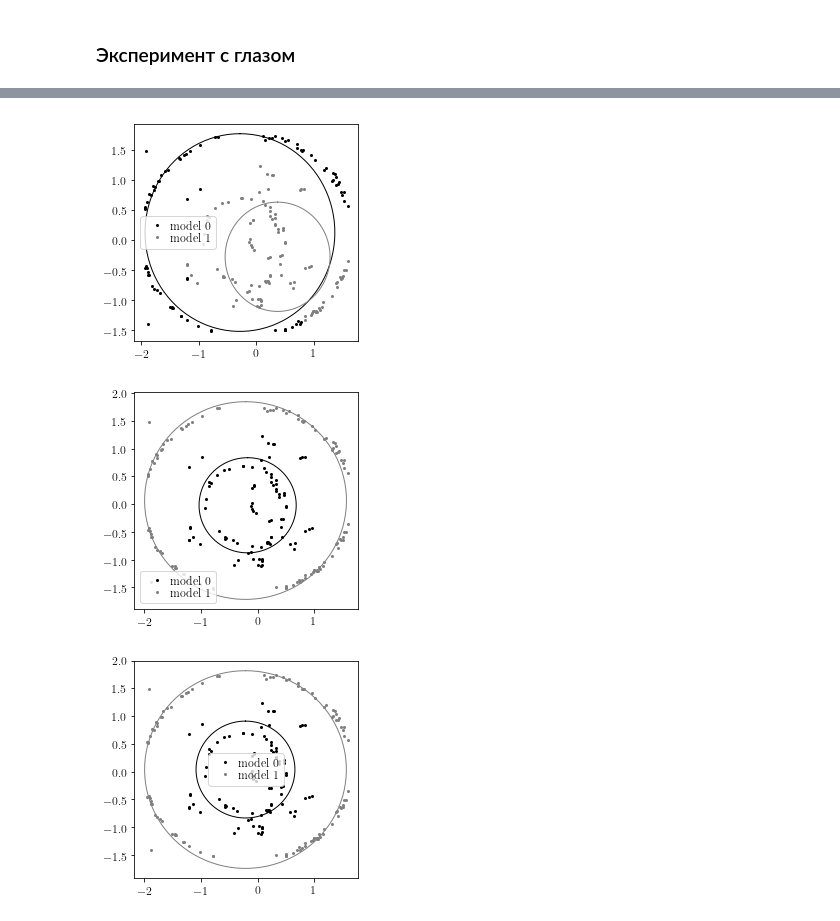
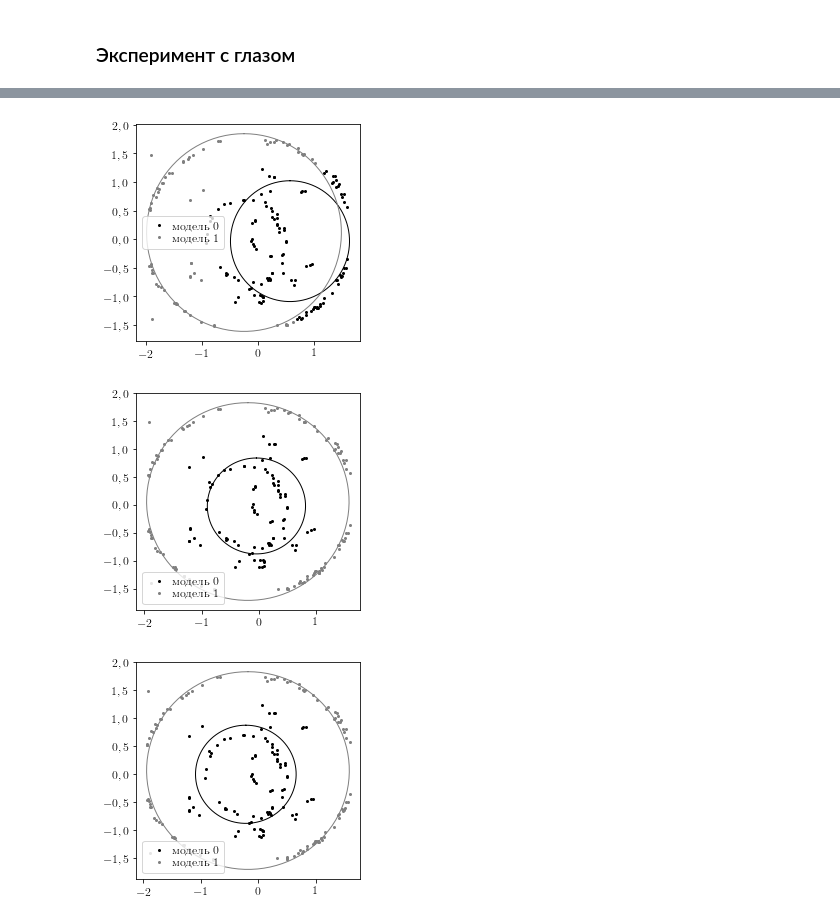
Before and after one commit to andriygav/ExpertLearning, a Jupyter notebook: code/graph.ipynb, the cells around one changed output, grey strips where cells are left out. Saved outputs shown, nothing was run; the diff lists cells and outputs as text; code cells hidden in the pictures.

```diff
--- a/code/graph.ipynb
+++ b/code/graph.ipynb
@@ -149,14 +169,14 @@ for i in range(len(betas)*len(gammas)):
     ax.append(fig.add_subplot(gs[i]))
 
 for i in range(3):
-    ax[3*i].annotate(r'$\beta={}$'.format(np.round(betas[i], 1)),
+    ax[3*i].annotate(r'$\beta={}$'.format(str(np.round(betas[i], 1)).replace('.', ',')),
                      xy=(0, 0.5),
                      xytext=(-ax[3*i].yaxis.labelpad - 4, 0),
                      xycoords=ax[3*i].yaxis.label, textcoords='offset points',
                      size='large', ha='center', va='center', rotation=90)
 
 for i in range(3):
-    ax[3*2+i].set_title(r'$\gamma={}$'.format(np.round(gammas[i], 1)),
+    ax[3*2+i].set_title(r'$\gamma={}$'.format(str(np.round(gammas[i], 1)).replace('.', ',')),
                         y=-0.25)
 
 
@@ -188,11 +208,10 @@ for t, beta in enumerate(betas):
         for i in range(len(model.ListOfModels)):
             _ = ax[len(gammas)*t+j].plot(
                 x[idx == i], y[idx == i], '.', color = colors[i],
-                label = 'model '+str(i+1))
-
+                label = 'модель '+str(i+1))
 
         ax[len(gammas)*t+j].legend(loc='best')
 
-plt.savefig('./figures/beta_gamma.pdf', bbox_inches='tight')
+plt.savefig('beta_gamma.pdf', bbox_inches='tight')
 plt.show()
 # %% [output]
@@ -273,7 +295,7 @@ plt.plot(x, y, '.', color = color[0])
 plt.axis('off')
 
 CIRCLE = [[-0.15,-0.00,0.7],[-0.15,-0.00,1.75]]
-leg = ['Inner circle', 'Outer circle']
+leg = ['Внутреняя окружность', 'Внешняя окружность']
 for i in range(2):
     x0, y0, r = CIRCLE[i]
     x_plot = x0 + r*np.sin(t)
@@ -285,7 +307,7 @@ plt.legend(loc='best')
 
 
 plt.subplots_adjust(wspace=0.4, hspace=0.35)
-plt.savefig('./figures/outline_image.pdf', bbox_inches='tight')
+plt.savefig('outline_image.pdf', bbox_inches='tight')
 
 plt.show()
 # %% [output]
@@ -352,7 +402,10 @@ Wall time: 40.9 s
 # %%
 %%time
+seed = 4
+np.random.seed(seed)
+torch.manual_seed(seed)
 
-LIST_A = [torch.Tensor([1e-3, 1e-3, 1]) for _ in range(K)]
+LIST_A = [torch.Tensor([1e-1, 1e-1, 1]) for _ in range(K)]
 LIST_w = [torch.Tensor([[0.0], [0.0], [1]]), torch.Tensor([[0.0], [0.0], [2]])]
 
 
@@ -401,2 +432,0 @@ List_of_answers_comparing = [List_of_step_Not_Prior[-1], List_of_step_Prior[-1],
-# %%
-List_of_answers_comparing[2] = (circ, List_of_answers_comparing[2][1])
@@ -411,36 +439,36 @@ plt.rcParams['xtick.labelsize'] = Text_size
 plt.rcParams['ytick.labelsize'] = Text_size
 plt.rcParams['legend.fontsize'] = Text_size
 plt.rcParams['axes.titlesize']=Text_size
 plt.rcParams['axes.labelsize']=Text_size
 plt.rcParams['figure.figsize'] = (4.0, 4.0)
 plt.rcParams['font.size'] = Text_size
 plt.rcParams["legend.labelspacing"] = 0.1
 plt.rcParams["legend.handletextpad"] = 0.1
 #################################################
 
 t = np.linspace(0, 2*np.pi, 100)
 
 colors = color
 
 CIRCLE, idx = List_of_answers_comparing[0]
 for i in np.unique(idx):
-    _ = plt.plot(x[idx == i], y[idx == i], '.', color = colors[i], label = 'model '+str(i))
+    _ = plt.plot(x[idx == i], y[idx == i], '.', color = colors[i], label = 'модель '+str(i))
 
     x0, y0, r = CIRCLE[i]
     x_plot = x0 + r*np.sin(t)
     y_plot = y0 + r*np.cos(t)
 
     _ = plt.plot(x_plot, y_plot, '-', color = colors[i])
 
 plt.legend(loc='best')
 
 
 plt.subplots_adjust(wspace=0.4, hspace=0.35)
-plt.savefig('./figures/not_prior_real_example.pdf', bbox_inches='tight')
+plt.savefig('not_prior_real_example.pdf', bbox_inches='tight')
 
 plt.show()
 # %% [output]
-[figure, old version]
+[figure, new version]
 # %%
 Text_size = 12
 
@@ -463,7 +491,7 @@ colors = color
 
 CIRCLE, idx = List_of_answers_comparing[1]
 for i in np.unique(idx):
-    _ = plt.plot(x[idx == i], y[idx == i], '.', color = colors[i], label = 'model '+str(i))
+    _ = plt.plot(x[idx == i], y[idx == i], '.', color = colors[i], label = 'модель '+str(i))
 
     x0, y0, r = CIRCLE[i]
     x_plot = x0 + r*np.sin(t)
@@ -475,11 +503,11 @@ plt.legend(loc='best')
 
 
 plt.subplots_adjust(wspace=0.4, hspace=0.35)
-plt.savefig('./figures/prior_real_example.pdf', bbox_inches='tight')
+plt.savefig('prior_real_example.pdf', bbox_inches='tight')
 
 plt.show()
 # %% [output]
-[figure, old version]
+[figure, new version]
 # %%
 Text_size = 12
 
@@ -502,7 +530,7 @@ colors = color
 
 CIRCLE, idx = List_of_answers_comparing[2]
 for i in np.unique(idx):
-    _ = plt.plot(x[idx == i], y[idx == i], '.', color = colors[i], label = 'model '+str(i))
+    _ = plt.plot(x[idx == i], y[idx == i], '.', color = colors[i], label = 'модель '+str(i))
 
     x0, y0, r = CIRCLE[i]
     x_plot = x0 + r*np.sin(t)
@@ -514,11 +542,11 @@ plt.legend(loc='best')
 
 
 plt.subplots_adjust(wspace=0.4, hspace=0.35)
-plt.savefig('./figures/prior_regular_real_example.pdf', bbox_inches='tight')
+plt.savefig('prior_regular_real_example.pdf', bbox_inches='tight')
 
 plt.show()
 # %% [output]
-[figure, old version]
+[figure, new version]
 # %%
 Text_size = 24
 
```
Also changed, not shown: parts of 17 cells of this notebook.
